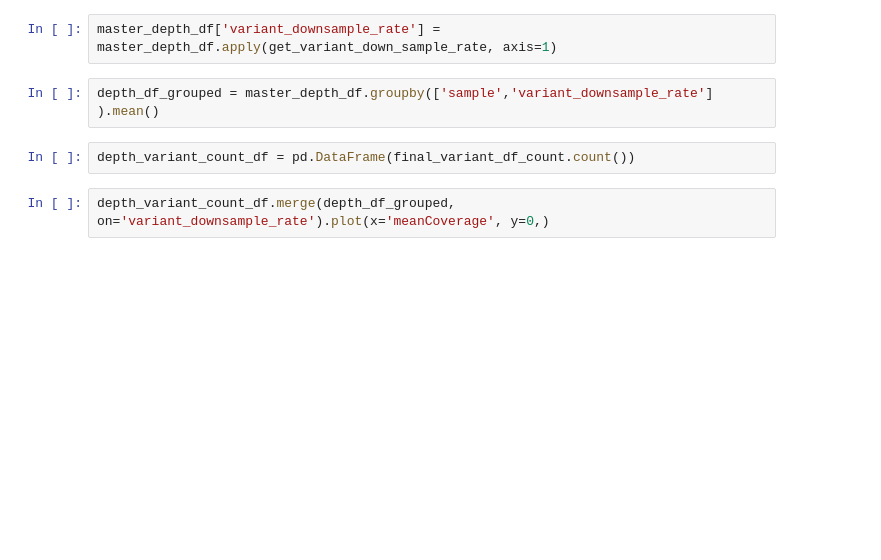
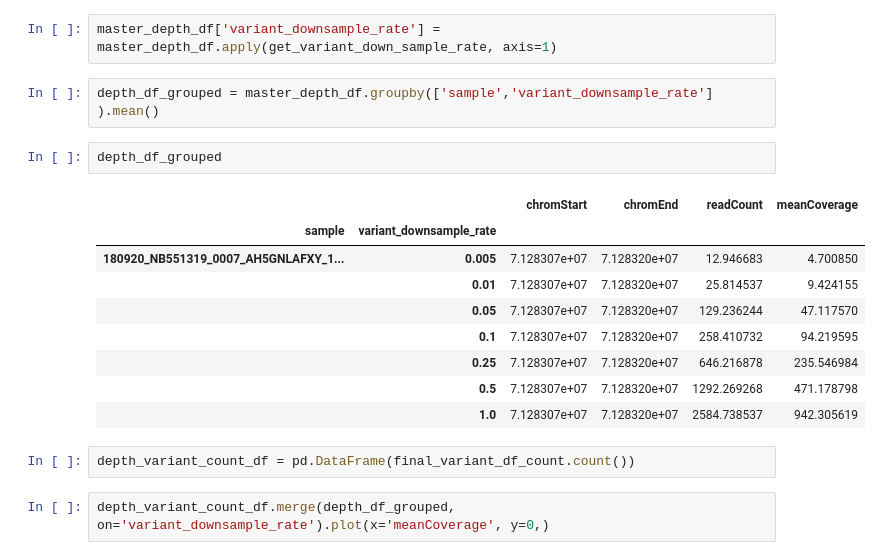
Before and after one commit to josephhalstead/insilico_limit_of_detection, a Jupyter notebook: utils/analysis.ipynb, the cells around one changed output. Drawn from its saved outputs; the diff is of its cells as text; blank space fills up the shorter version.

```diff
--- a/utils/analysis.ipynb
+++ b/utils/analysis.ipynb
@@ -186,6 +186,18 @@ master_depth_df['sample'] = master_depth_df.apply(get_sample_name,axis=1)
 master_depth_df['variant_downsample_rate'] = master_depth_df.apply(get_variant_down_sample_rate, axis=1)
 # %%
 depth_df_grouped = master_depth_df.groupby(['sample','variant_downsample_rate'] ).mean()
+# %%
+depth_df_grouped
+# %% [output]
+|  |  | chromStart | chromEnd | readCount | meanCoverage |
+| sample | variant_downsample_rate |  |  |  |  |
+| 180920_NB551319_0007_AH5GNLAFXY_1... | 0.005 | 7.128307e+07 | 7.128320e+07 | 12.946683 | 4.700850 |
+|  | 0.01 | 7.128307e+07 | 7.128320e+07 | 25.814537 | 9.424155 |
+|  | 0.05 | 7.128307e+07 | 7.128320e+07 | 129.236244 | 47.117570 |
+|  | 0.1 | 7.128307e+07 | 7.128320e+07 | 258.410732 | 94.219595 |
+|  | 0.25 | 7.128307e+07 | 7.128320e+07 | 646.216878 | 235.546984 |
+|  | 0.5 | 7.128307e+07 | 7.128320e+07 | 1292.269268 | 471.178798 |
+|  | 1.0 | 7.128307e+07 | 7.128320e+07 | 2584.738537 | 942.305619 |
 # %%
 depth_variant_count_df = pd.DataFrame(final_variant_df_count.count())
 # %%
```
Also changed, not shown: parts of 8 cells of this notebook, 2 other files.
